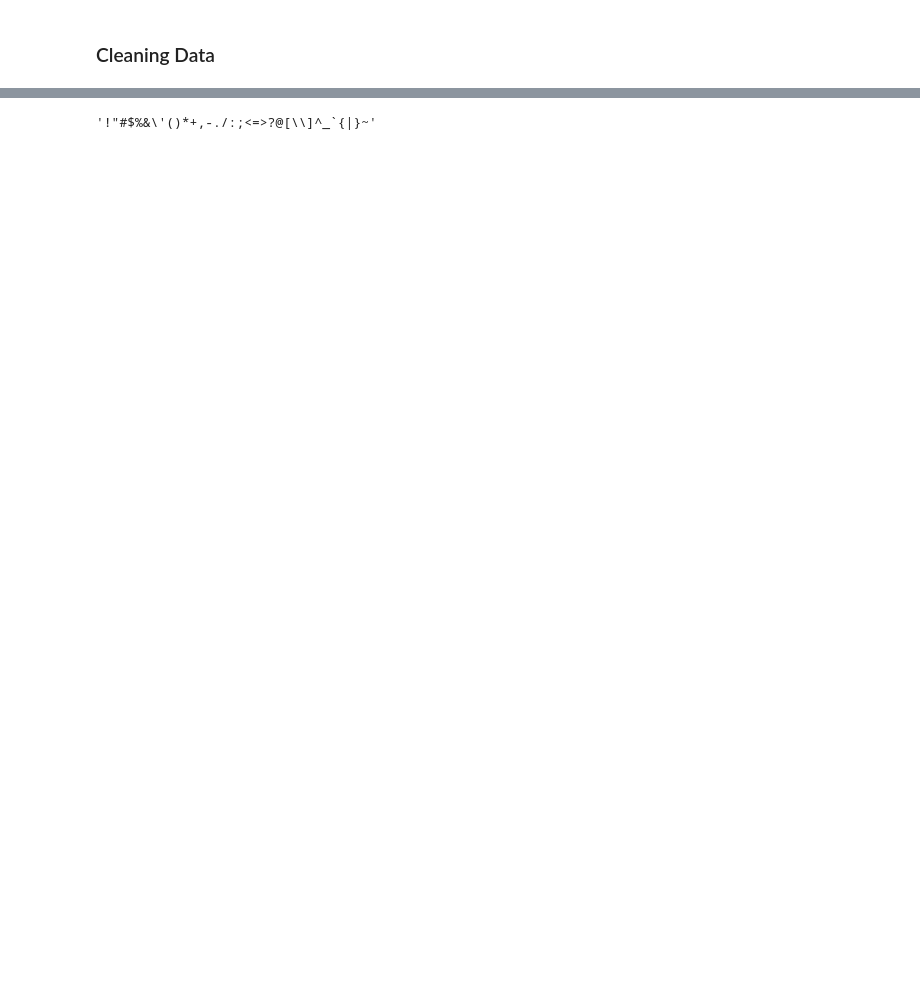
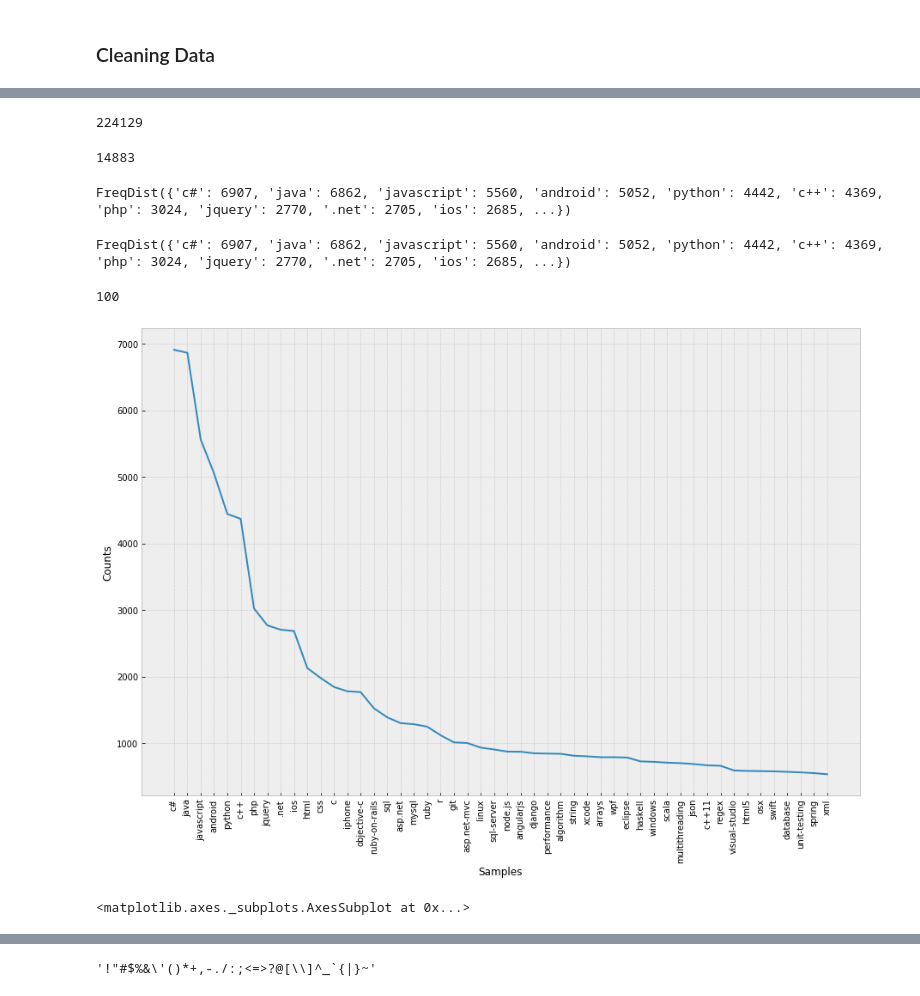
Before and after one commit to SamarthKhatwani/cmpe256-stackoverflow-tag-predictor, a Jupyter notebook: tag-predictor.ipynb, the cells around one changed output, grey strips where cells are left out. Saved outputs shown, nothing was run; the diff lists cells and outputs as text; code cells hidden in the pictures; blank space fills up the shorter version.

```diff
--- a/tag-predictor.ipynb
+++ b/tag-predictor.ipynb
@@ -204,0 +245,2 @@ dtype: int64
+# %%
+questions_high_score['Tags'] = questions_high_score['Tags'].apply(lambda x: x.split())
@@ -204,0 +269,23 @@ dtype: int64
+# %%
+len(total_tags)
+# %% [output]
+224129
+# %%
+unique_tags = list(set(total_tags))
+len(unique_tags)
+# %% [output]
+14883
+# %%
+flat_list = [item for sublist in questions_high_score['Tags'].values for item in sublist]
+# %%
+keywords = nltk.FreqDist(flat_list)
+# %%
+keywords
+# %% [output]
+FreqDist({'c#': 6907, 'java': 6862, 'javascript': 5560, 'android': 5052, 'python': 4442, 'c++': 4369, 'php': 3024, 'jquery': 2770, '.net': 2705, 'ios': 2685, ...})
+# %%
+keywords = nltk.FreqDist(keywords)
+# %%
+keywords
+# %% [output]
+FreqDist({'c#': 6907, 'java': 6862, 'javascript': 5560, 'android': 5052, 'python': 4442, 'c++': 4369, 'php': 3024, 'jquery': 2770, '.net': 2705, 'ios': 2685, ...})
@@ -204,0 +294,10 @@ dtype: int64
+# %%
+len(frequencies_words)
+# %% [output]
+100
+# %%
+fig, ax = plt.subplots(figsize=(15, 10))
+keywords.plot(50, cumulative=False)
+# %% [output]
+[figure, added]
+<matplotlib.axes._subplots.AxesSubplot at 0x...>
```
Also changed, not shown: parts of 77 cells of this notebook.
